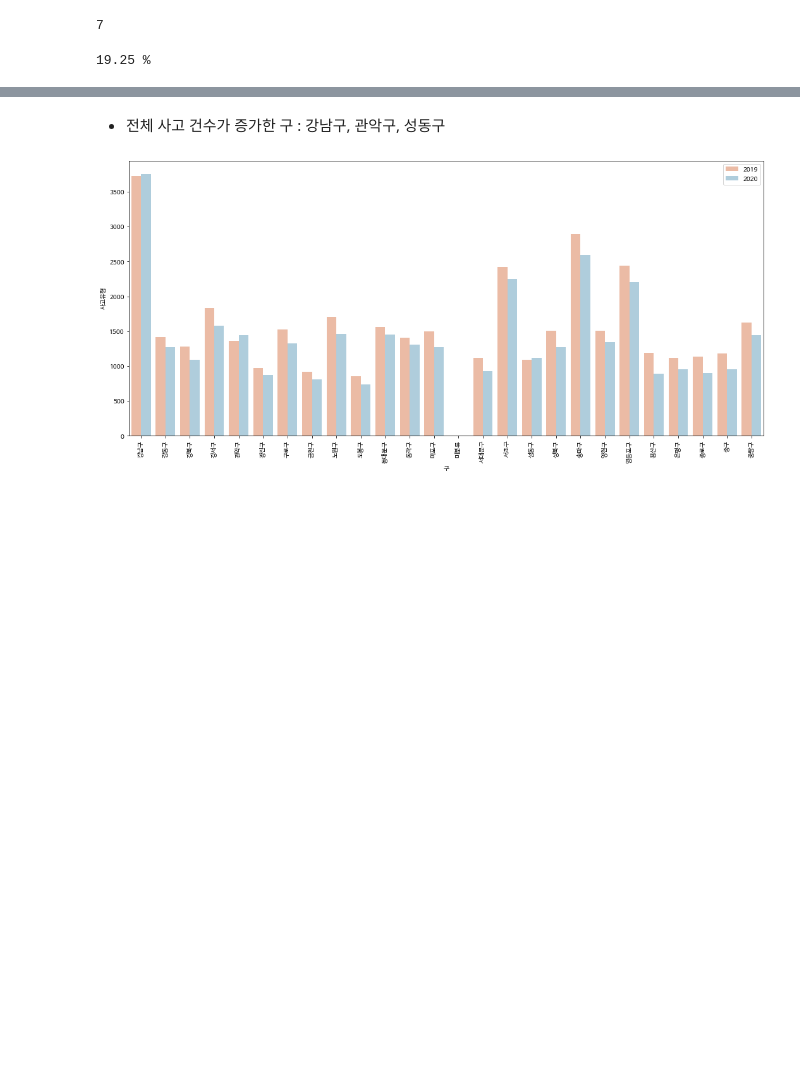
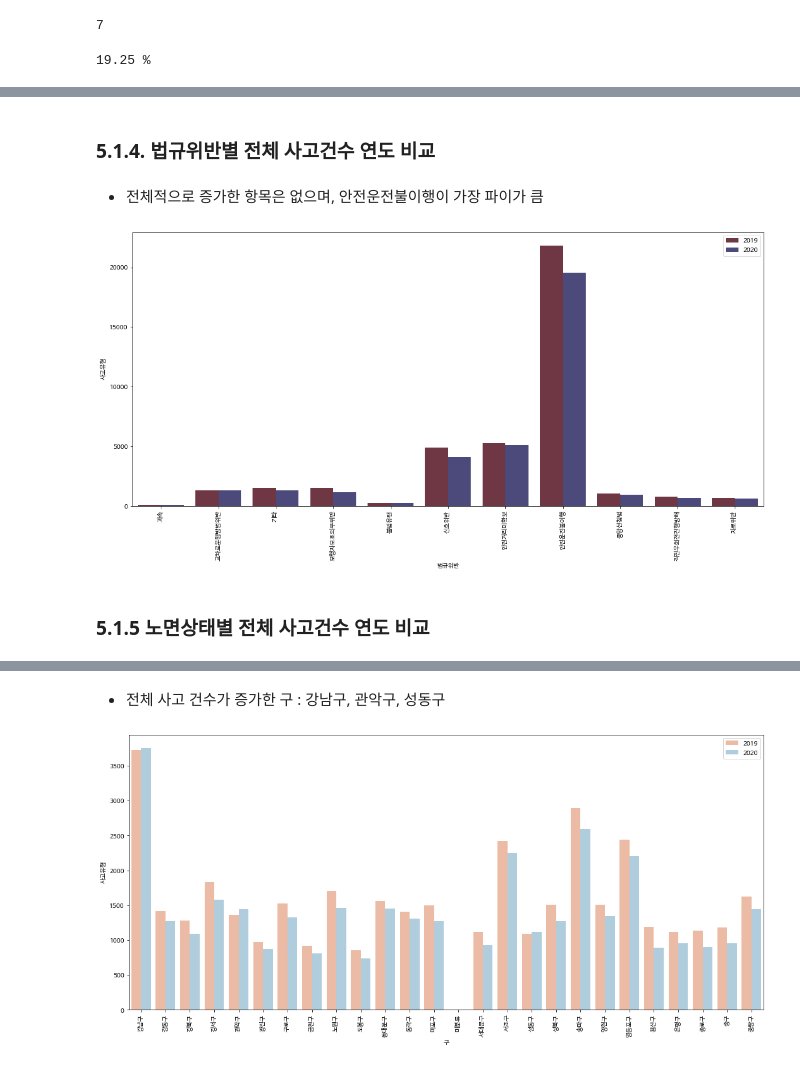
Before and after one commit to johanjun/dacon_molit, a Jupyter notebook: 교통사고_데이터_조팀장.ipynb, the cells around one changed output, grey strips where cells are left out. Saved outputs shown, nothing was run; the diff lists cells and outputs as text; code cells hidden in the pictures; blank space fills up the shorter version.

```diff
--- a/교통사고_데이터_조팀장.ipynb
+++ b/교통사고_데이터_조팀장.ipynb
@@ -269,0 +331,22 @@ for i in df_acci_vehi_etc.iloc[:, [2, 4, 9, 10, 11, 12, 13, 14, 15, 17, 18, 19,
+# %% [markdown]
+### 5.1.4. 법규위반별 전체 사고건수 연도 비교
+# %%
+df_acci_law = pd.DataFrame(df_acci.groupby(['연도', '법규위반'])['사고유형'].count())
+# %%
+df_acci_law['연도'] = df_acci_law.index.get_level_values(0)
+df_acci_law['법규위반'] = df_acci_law.index.get_level_values(1)
+# %% [markdown]
+- 전체적으로 증가한 항목은 없으며, 안전운전불이행이 가장 파이가 큼
+# %%
+plt.figure(figsize=(18,8))
+sns.barplot(data=df_acci_law,
+            x='법규위반',
+            y='사고유형',
+            hue='연도', palette="icefire_r")
+plt.xticks(rotation=90)
+plt.legend(loc='best')
+plt.show()
+# %% [output]
+[figure, added]
+# %% [markdown]
+### 5.1.5 노면상태별 전체 사고건수 연도 비교
```
Also changed, not shown: parts of 77 cells of this notebook.
